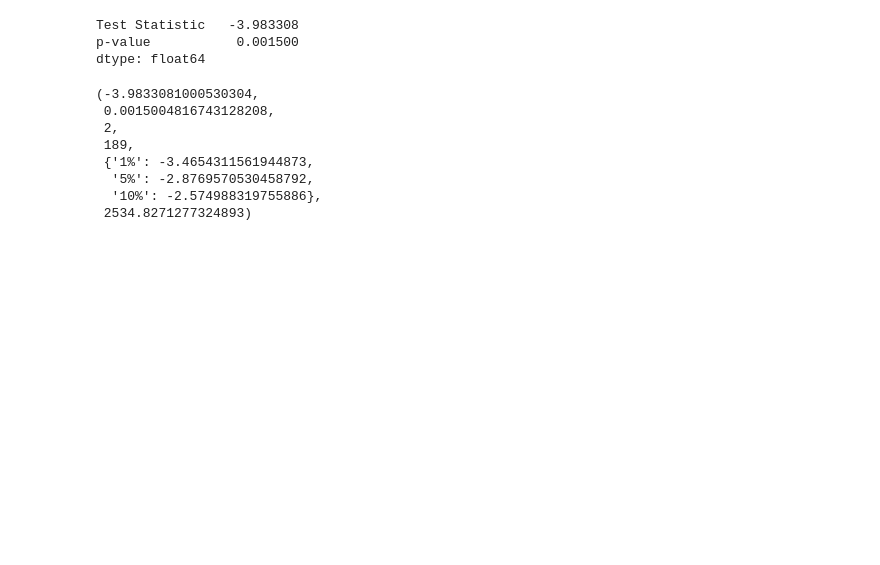
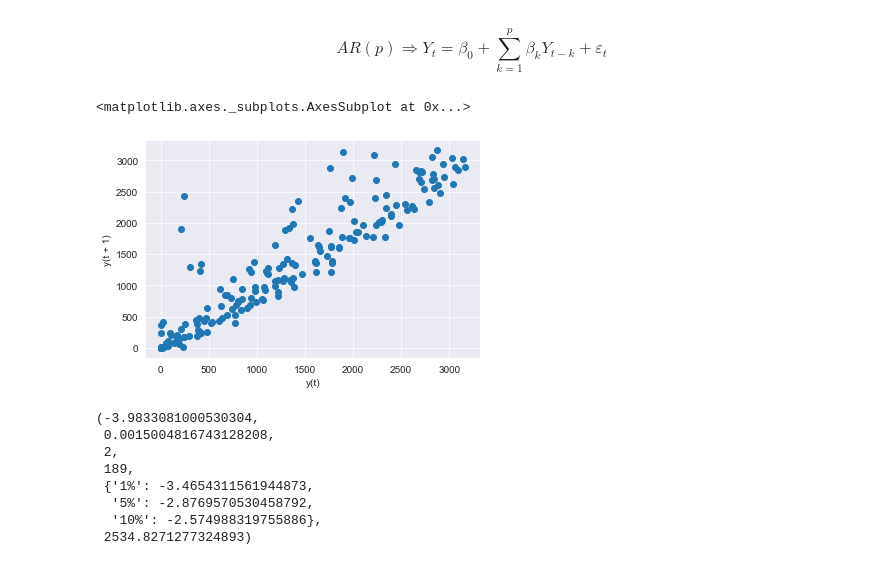
Before and after one commit to abrahamlewis4867/GA-Capstone-Project, a Jupyter notebook: code/Arima.ipynb, the cells around one changed output. Drawn from its saved outputs; the diff is of its cells as text; code cells hidden in the pictures; blank space fills up the shorter version.

```diff
--- a/code/Arima.ipynb
+++ b/code/Arima.ipynb
@@ -20,16 +21,15 @@ sns.set_style("darkgrid") # setting style
 # %%
 df = pd.read_csv("../data/chennai_complete.csv",index_col='date',parse_dates=True, # setting the index to datetime
                  usecols=['date','chembarambakkam_water','chembarambakkam_rain']) # selecting columns
+# %% [markdown]
+$$AR(p) \Rightarrow Y_t = \beta_0 + \sum_{k=1}^p \beta_kY_{t-k} + \varepsilon_t$$
 # %%
 df_m= df.resample("m").mean()
-# %%
-df_m["time"] = range(len(df_m))
 # %%
-interpret_dftest((df_m["chembarambakkam_water"]))
+lag_plot(df_m["chembarambakkam_water"])
 # %% [output]
-Test Statistic   -3.983308
-p-value           0.001500
-dtype: float64
+<matplotlib.axes._subplots.AxesSubplot at 0x...>
+[figure, added]
 # %%
 adfuller(df_m["chembarambakkam_water"])
 # %% [output]
```
Also changed, not shown: parts of 44 cells of this notebook.
